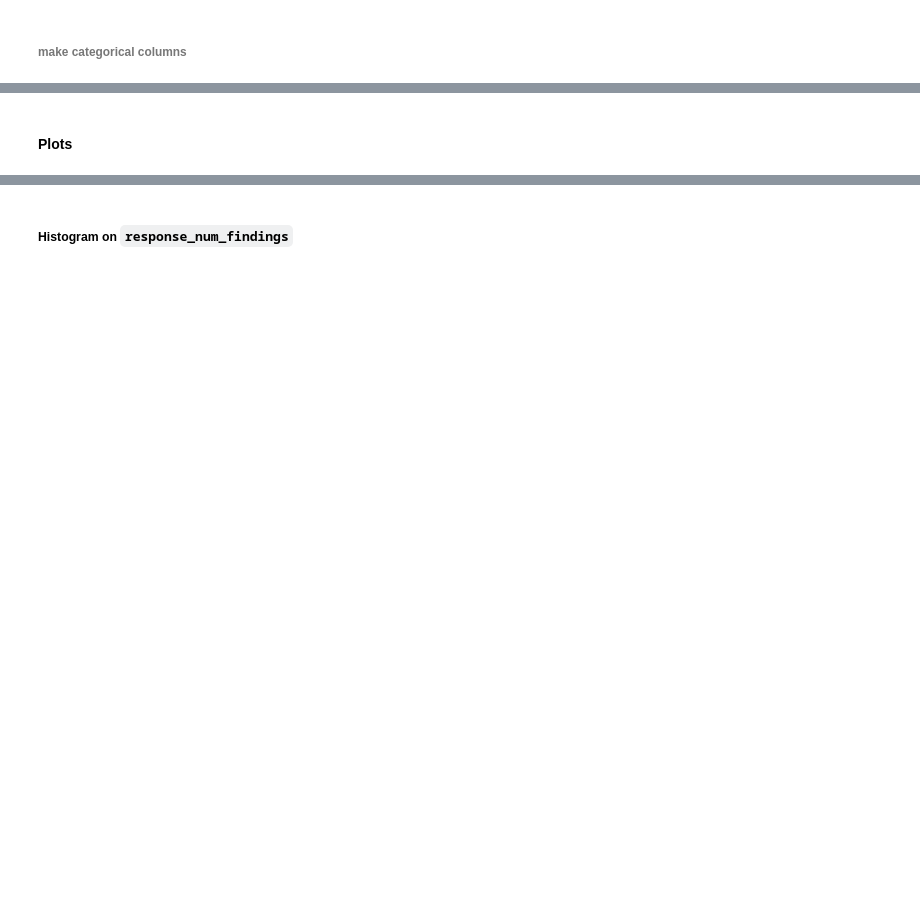
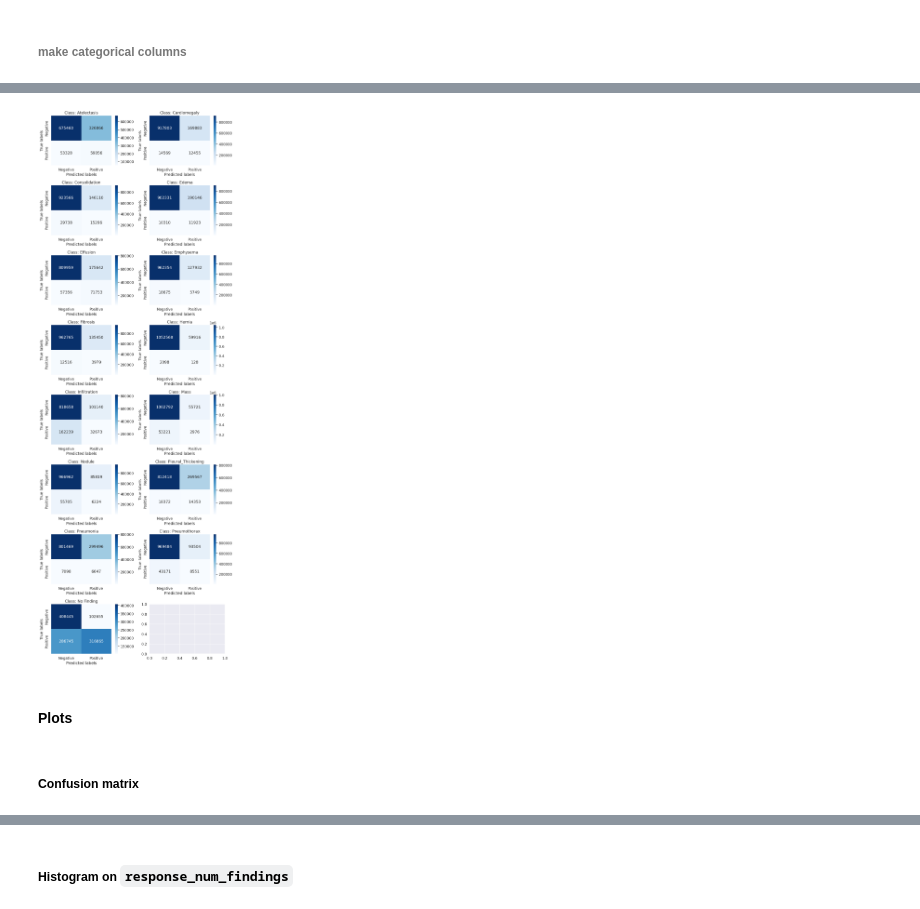
Before and after one commit to mark-rustad/CheXagent, a Jupyter notebook: get_started.ipynb, the cells around one changed output, grey strips where cells are left out. Saved outputs shown, nothing was run; the diff lists cells and outputs as text; code cells hidden in the pictures; blank space fills up the shorter version.

Commit message:
add sklearn methods

```diff
--- a/get_started.ipynb
+++ b/get_started.ipynb
@@ -248,3 +246,3 @@ KeyboardInterrupt:
 # %%
 # remove outlier case
-results = results.loc[results["response_num_findings"] != 0, :]
+# results = results.loc[results["response_num_findings"] != 0, :]
@@ -297,0 +297,8 @@ dtype: object
+# %%
+y_true = results["finding_labels"].str.split("|")
+y_pred = results["true_positives"] + results["false_positives"]
+# %%
+classes = ["Atelectasis", "Cardiomegaly", "Consolidation", "Edema", "Effusion", "Emphysema", "Fibrosis", "Hernia", "Infiltration", "Mass", "Nodule", "Pleural_Thickening", "Pneumonia", "Pneumothorax", "No Finding"]  # fmt: skip # nopep8
+mlb = MultiLabelBinarizer(classes=classes)
+ytrue = mlb.fit_transform(y_true)
+ypred = mlb.fit_transform(y_pred)
@@ -297,0 +363,6 @@ dtype: object
+# %%
+for class_index, class_name in enumerate(mlb.classes_):
+    class_precision = precision_score(ytrue[:, class_index], ypred[:, class_index])
+    class_recall = recall_score(ytrue[:, class_index], ypred[:, class_index])
+    class_f1 = f1_score(ytrue[:, class_index], ypred[:, class_index])
+    print(f"{class_name}: Precision={class_precision}, Recall={class_recall}, F1={class_f1}")
@@ -298,2 +441,33 @@ dtype: object
+# %%
+from sklearn.metrics import multilabel_confusion_matrix
+
+# Compute confusion matrices for each class
+mcm = multilabel_confusion_matrix(ytrue, ypred)
+
+
+# Function to plot confusion matrices for each class
+def plot_multilabel_confusion_matrix(mcm, classes):
+    fig, axes = plt.subplots(
+        nrows=int(len(classes) / 2) + len(classes) % 2, ncols=2, figsize=(10, 4 * int(len(classes) / 2))
+    )
+    for i, (cm, class_name) in enumerate(zip(mcm, classes)):
+        ax = axes.flatten()[i]
+        sns.heatmap(cm, annot=True, fmt="d", ax=ax, cmap="Blues")
+        ax.set_xlabel("Predicted labels")
+        ax.set_ylabel("True labels")
+        ax.set_title(f"Class: {class_name}")
+        ax.xaxis.set_ticklabels(["Negative", "Positive"])
+        ax.yaxis.set_ticklabels(["Negative", "Positive"])
+
+    plt.tight_layout()
+    plt.show()
+
+
+# Plotting the confusion matrices
+plot_multilabel_confusion_matrix(mcm, mlb.classes_)
+# %% [output]
+[figure, added]
 # %% [markdown]
 #### Plots
+# %% [markdown]
+##### Confusion matrix
```
Also changed, not shown: parts of 36 cells of this notebook.
